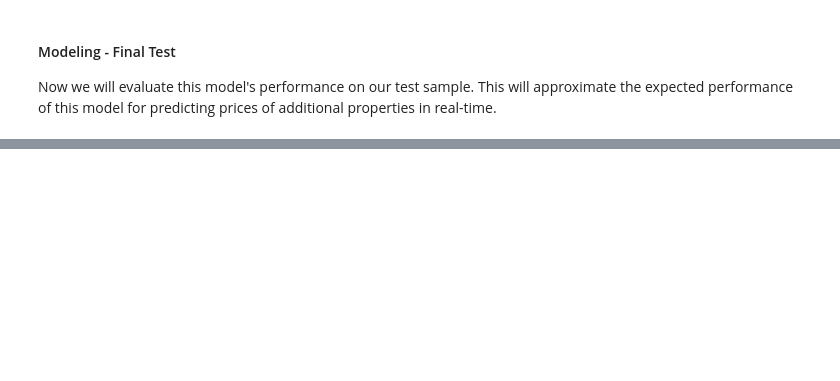
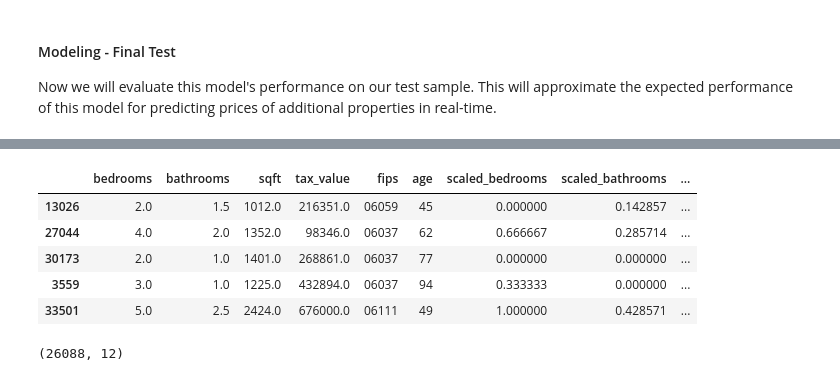
Before and after one commit to bensmith07/zillow-regression-project, a Jupyter notebook: zillow_report.ipynb, the cells around one changed output, grey strips where cells are left out. Cells and saved outputs as stored; diff of their text form; code cells hidden in the pictures; blank space fills up the shorter version.

```diff
--- a/zillow_report.ipynb
+++ b/zillow_report.ipynb
@@ -263,0 +312,13 @@ Model 1 RMSE:  $553,751.66
+# %%
+train.head()
+# %% [output]
+|  | bedrooms | bathrooms | sqft | tax_value | fips | age | scaled_bedrooms | scaled_bathrooms | ... |
+| 13026 | 2.0 | 1.5 | 1012.0 | 216351.0 | 06059 | 45 | 0.000000 | 0.142857 | ... |
+| 27044 | 4.0 | 2.0 | 1352.0 | 98346.0 | 06037 | 62 | 0.666667 | 0.285714 | ... |
+| 30173 | 2.0 | 1.0 | 1401.0 | 268861.0 | 06037 | 77 | 0.000000 | 0.000000 | ... |
+| 3559 | 3.0 | 1.0 | 1225.0 | 432894.0 | 06037 | 94 | 0.333333 | 0.000000 | ... |
+| 33501 | 5.0 | 2.5 | 2424.0 | 676000.0 | 06111 | 49 | 1.000000 | 0.428571 | ... |
+# %%
+train.shape
+# %% [output]
+(26088, 12)
```
Also changed, not shown: parts of 41 cells of this notebook, 5 other files.
